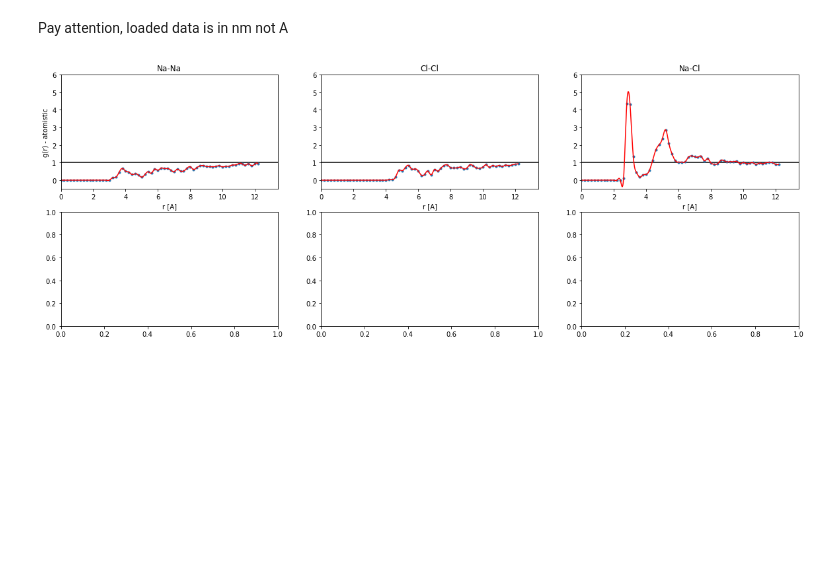
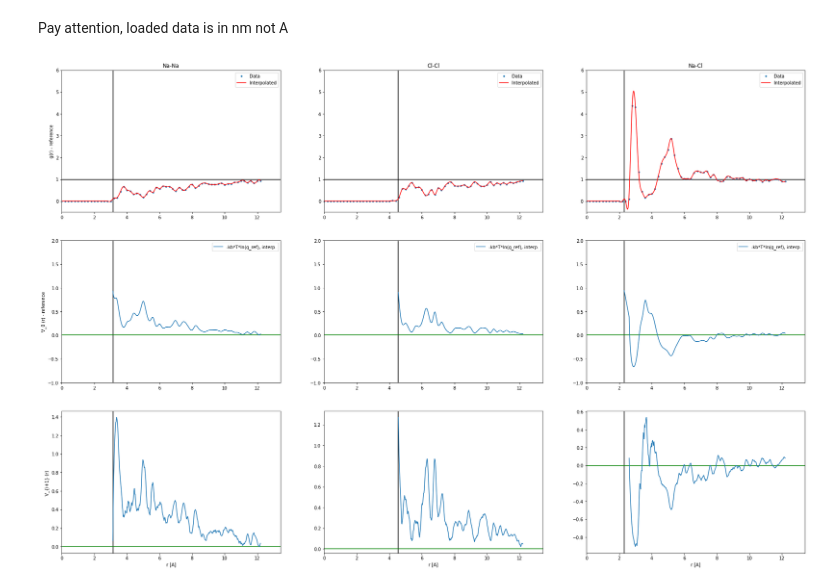
Before and after one commit to iasonq/lab-comphys-statmech-2, a Jupyter notebook: 0a_Code/rdf.ipynb, the cells around one changed output. Saved outputs shown, nothing was run; the diff lists cells and outputs as text; code cells hidden in the pictures; blank space fills up the shorter version.

```diff
--- a/0a_Code/rdf.ipynb
+++ b/0a_Code/rdf.ipynb
@@ -297,35 +299,86 @@ Pay attention, loaded data is in nm not A
 # %%
 from scipy.interpolate import CubicSpline
 from scipy.interpolate import interp1d
 
 #Warning! Re-generate a proper universal r value
 #Right now im borrowing one from the previous cell
 
-fig, ax = plt.subplots(2, 3, figsize=(20, 7))
+fig, ax = plt.subplots(3, 3, figsize=(30, 20))
 for i in range(0, 3):
     rdf_pair = pairing[i]
+
+    #We load the data, the atomistic rdf and the distance array, g_at and r_at
     fn = "./rdf_given/target_rdf_"+ rdf_pair + ".xvg"
     r_at, g_at = np.loadtxt(fn, unpack=True, skiprows=25)
     r_at = 10*r_at #change nm to Angstrom
 
-    g_int = interp1d(r_at, g_at, kind='cubic')
-    r_int = r_t[r_t < r_at[-1]]
+    #interpolate, but we can only interpolate up to the length of r_at i.e last element.
+    #r goes to 16 r_at goes to 12 or so.
+    f_g_int = interp1d(r_at, g_at, kind='cubic')
+    r_int = r[r < r_at[-1]] #so we take values up to the limit, r_int is our shortened array, missing elements of r towards the end
+    g_int = f_g_int(r_int) # f_g_int is the function, we create the data points as g_int
+    #so r_int is a shorter r, all good
 
-    #r_int = np.linspace(r_at[0], r_at[-1], 1000)
-
-
+    ####g_ref plot
+    ax[0, i].plot(r_at, g_at, marker=".", linestyle="None", label="Data")
+    ax[0, i].plot(r_int, g_int, color="red", label="Interpolated")
 
     ax[0, i].set_title(pairing[i])
     ax[0, i].axhline(1, 0, 2*np.max(r_at), c="black", zorder=-1)
     ax[0, i].set_ylim( (-0.5, 6) )
     ax[0, i].set_xlim( (0, r_at[-1]*1.1) )
-    ax[0, i].plot(r_at, g_at, marker=".", linestyle="None")
-    ax[0, i].plot(r_int, g_int(r_int), color="red")
+    ax[0, 0].set_ylabel("g(r) - reference")
+    ax[0, i].legend(loc="upper right")
+    #ax[0, i].set_xlabel("r [A]")
 
-    ax[0, 0].set_ylabel("g(r) - atomistic")
-    ax[0, i].set_xlabel("r [A]")
+    ######V_0 of g_ref plot
+    #ax[1, i].set_title(pairing[i])
+    V_int = -kb*T*np.log(g_int)
 
-    #V = -kb*T*np.log(g_s_all[i]/g_int)
-    #ax[1, i].plot(r_int)
+    indi = np.where(g_int>0.1) #FILTER - too much?
+    #indi is just a filter, used for the display data
+    ax[1, i].plot(r_int[indi], V_int[indi], label="-kb*T*ln(g_ref), interp.")
+    ax[1, i].legend(loc="upper right")
+
+
+    x_0 = r_int[indi][0] #where we begin
+    ax[1, i].axvline( x_0, 0, 1, c="black", zorder=-1, label=str(x_0))
+    ax[0, i].axvline( x_0, 0, 1, c="black", zorder=-1)
+    ax[1, i].axhline(0, 0, 2*np.max(r_at), c="green", zorder=-1)
+    ax[1, i].set_ylim( (-1, 2) )
+    ax[1, i].set_xlim( (0, r_at[-1]*1.1) )
+    ax[1, 0].set_ylabel("V_0 (r) - reference")
+    #ax[1, i].set_xlabel("r [A]")
+
+
+    ### V_i = V_0 + kbT*ln()
+
+
+    g_temp = g_s_all[i] #Based on i take NaNa, ClCl or NaCl
+    g_temp = g_temp[0: np.size(r_int)] #we shorten the smoothened function from 700 points to the length of r_int, to match it
+
+    #introduce some more filters here?
+    #i used 0.01 for g_smooth before
+    #dont use indi here, but a combination of indices for g_smooth and g_int
+
+"""
+ind1 = np.where(g_s_all[i] >0.01)
+ind2 = np.where(g_int > 0.01
+ind_un = np.where(ind1 == ind2)
+
+"""
+
+    V_step = V_int[indi] + kb*T*np.log(g_temp[indi]/g_int[indi])
+
+    ax[2, i].plot(r_int[indi], V_step, label="V_(i+1) = V_i + ln(g_i/g_int_ref)")
+
+    ax[2, i].axvline( x_0, 0, 1, c="black", zorder=-1, label=str(x_0)) #x_0 used is calculated before
+    ax[2, i].axhline(0, 0, 2*np.max(r_at), c="green", zorder=-1)
+    #ax[1, i].set_ylim( (-1, 2) )
+    ax[2, i].set_xlim( (0, r_at[-1]*1.1) )
+    ax[2, 0].set_ylabel(r"V_{i+1} (r) ")
+    ax[2, i].set_xlabel("r [A]")
+
+plt.savefig("output_pot_rdf_ref.pdf")
 # %% [output]
-[figure, old version]
+[figure, new version]
```
Also changed, not shown: parts of 2 cells of this notebook.
